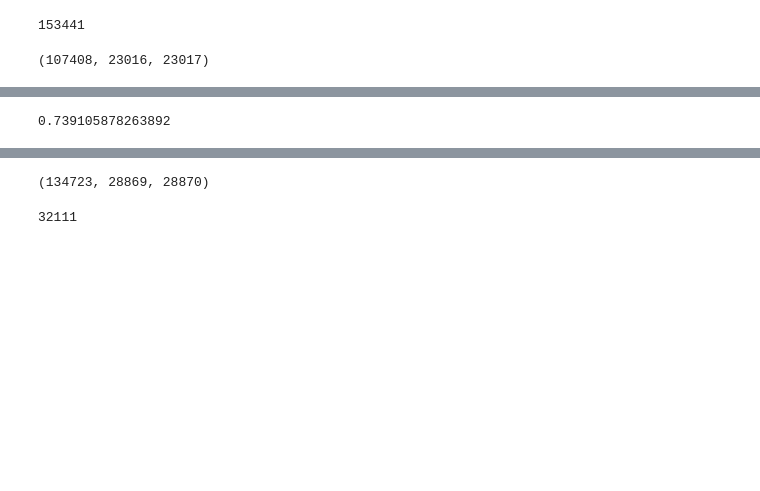
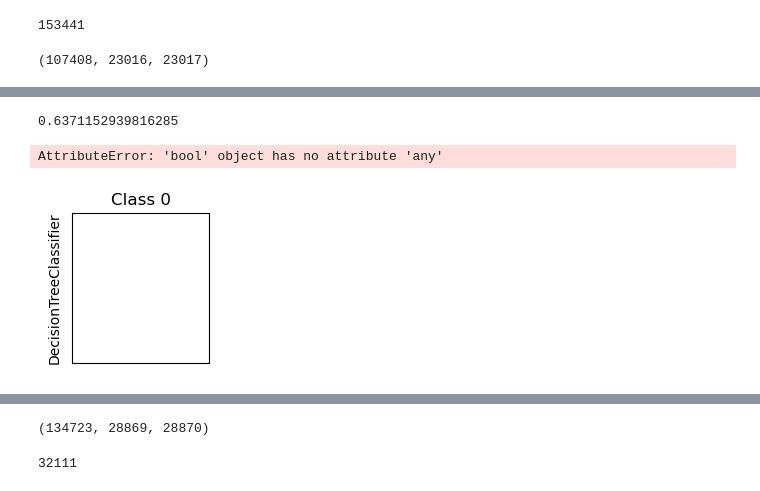
Before and after one commit to daphneyyy/CSE158_Assignment2, a Jupyter notebook: A2_alternate.ipynb, the cells around one changed output, grey strips where cells are left out. Cells and saved outputs as stored; diff of their text form; code cells hidden in the pictures; blank space fills up the shorter version.

```diff
--- a/A2_alternate.ipynb
+++ b/A2_alternate.ipynb
@@ -107,10 +123,29 @@ C = 100, accuracy is 0.7330552659019812.
 # %%
-bestMod = mods[0.00001]
+bestMod = mods[18]
 predTest = bestMod.predict(Xtest1)
-accTest1 = accuracy(predTest, ytest1)
+accTest1 = metrics.f1_score(ytest1, predTest, average='weighted',zero_division=0)
 accTest1
 # %% [output]
-0.739105878263892
+0.6371152939816285
+# %%
+plt.figure(figsize=(3 * 2, 1 * 2))
+plt.subplots_adjust(bottom=0.2, top=0.95)
+for k in range(3):
+    plt.subplot(1, 3, 1+k)
+    plt.title("Class %d" % k)
+    if k == 0:
+        plt.ylabel("DecisionTreeClassifier")
+    plt.xticks(())
+    plt.yticks(())
+    idx = predTest == k
+    if idx.any():
+        plt.scatter(Xtrain1[idx, 0], Xtrain1[idx, 1], marker="o", c="w", edgecolor="k")
+ax = plt.axes([0.15, 0.04, 0.7, 0.05])
+
+plt.show()
+# %% [output]
+AttributeError: 'bool' object has no attribute 'any'
+[figure, added]
 # %%
 plt.xticks([])
 plt.xlabel(r"C")
```
Also changed, not shown: parts of 13 cells of this notebook, 10 other files.
